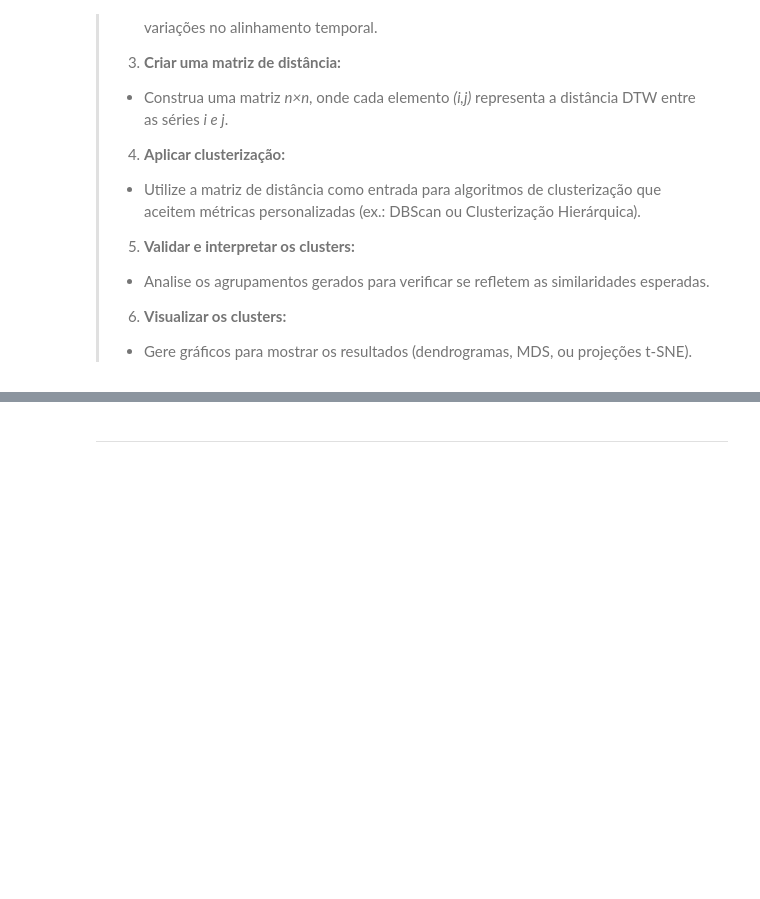
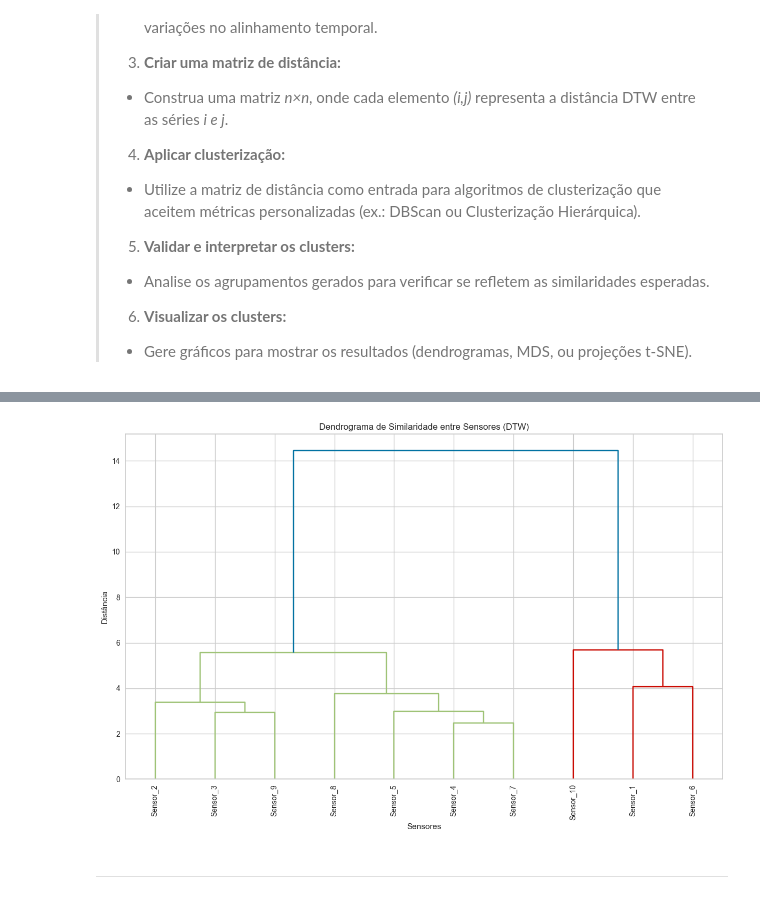
Before and after one commit to ianmsouza/cluster_analysis_suicide_data_Brazil_DATASUS, a Jupyter notebook: cluster_analysis_suicide_data_Brazil_DATASUS.ipynb, the cells around one changed output, grey strips where cells are left out. Saved outputs shown, nothing was run; the diff lists cells and outputs as text; code cells hidden in the pictures; blank space fills up the shorter version.

```diff
--- a/cluster_analysis_suicide_data_Brazil_DATASUS.ipynb
+++ b/cluster_analysis_suicide_data_Brazil_DATASUS.ipynb
@@ -1186,3 +1200,70 @@ Proporção de Ruído (DBSCAN, eps=1.3): 0.01
 > - Analise os agrupamentos gerados para verificar se refletem as similaridades esperadas.
 > 6. **Visualizar os clusters:**
 > - Gere gráficos para mostrar os resultados (dendrogramas, MDS, ou projeções t-SNE).
+# %%
+# 1. Gerar um dataset de exemplo para simular séries temporais de sensores
+np.random.seed(42)
+time_points = 50
+num_sensors = 10
+
+# Criar séries temporais sintéticas
+data = {
+    f"Sensor_{i+1}": np.cumsum(np.random.randn(time_points)) for i in range(num_sensors)
+}
+data['Time'] = range(1, time_points + 1)
+df = pd.DataFrame(data)
+
+# Configurar o índice como o tempo
+df.set_index('Time', inplace=True)
+
+# Diagnóstico inicial do dataframe
+print("\nDados originais (primeiras linhas):")
+print(df.head())
+
+# 2. Normalizar as séries temporais por Z-score
+normalized = (df - df.mean()) / df.std()
+
+# Verificar se a normalização foi bem-sucedida
+if normalized.isnull().values.any():
+    raise ValueError("Os dados normalizados contêm valores nulos ou inválidos.")
+
+# Diagnóstico das séries normalizadas
+print("\nSéries normalizadas (primeiras linhas):")
+print(normalized.head())
+
+# 3. Calcular a matriz de distância utilizando DTW
+n_sensors = normalized.shape[1]
+distance_matrix = np.zeros((n_sensors, n_sensors))
+
+for i in range(n_sensors):
+    for j in range(n_sensors):
+        if i != j:
+            # Corrigir acesso às colunas com base nos nomes
+            distance_matrix[i, j] = dtw.distance(normalized.iloc[:, i].values, normalized.iloc[:, j].values)
+        else:
+            distance_matrix[i, j] = 0  # Distância de um elemento para si mesmo é zero
+
+# Diagnóstico da matriz de distância
+print("\nMatriz de Distância DTW (primeiras linhas):")
+print(distance_matrix[:5, :5])
+
+# 4. Transformar a matriz de distância em formato condensado para clusterização hierárquica
+condensed_distance = distance_matrix[np.triu_indices(n_sensors, k=1)]
+
+# Diagnóstico da matriz condensada
+print("\nMatriz de Distância Condensada (tamanho e valores únicos):")
+print(f"Tamanho: {len(condensed_distance)}")
+print(f"Valores únicos: {np.unique(condensed_distance)}")
+
+# 5. Aplicar clusterização hierárquica
+linkage_matrix = linkage(condensed_distance, method='ward')
+
+# 6. Plotar o dendrograma
+plt.figure(figsize=(12, 8))
+dendrogram(linkage_matrix, labels=normalized.columns, leaf_rotation=90, leaf_font_size=10)
+plt.title("Dendrograma de Similaridade entre Sensores (DTW)")
+plt.xlabel("Sensores")
+plt.ylabel("Distância")
+plt.tight_layout()
+plt.show()
+# %% [output]
@@ -1189,3 +1287,4 @@ Proporção de Ruído (DBSCAN, eps=1.3): 0.01
+[figure, added]
 # %% [markdown]
 --------------------------------------
 # %% [markdown]
```
Also changed, not shown: parts of 46 cells of this notebook.
